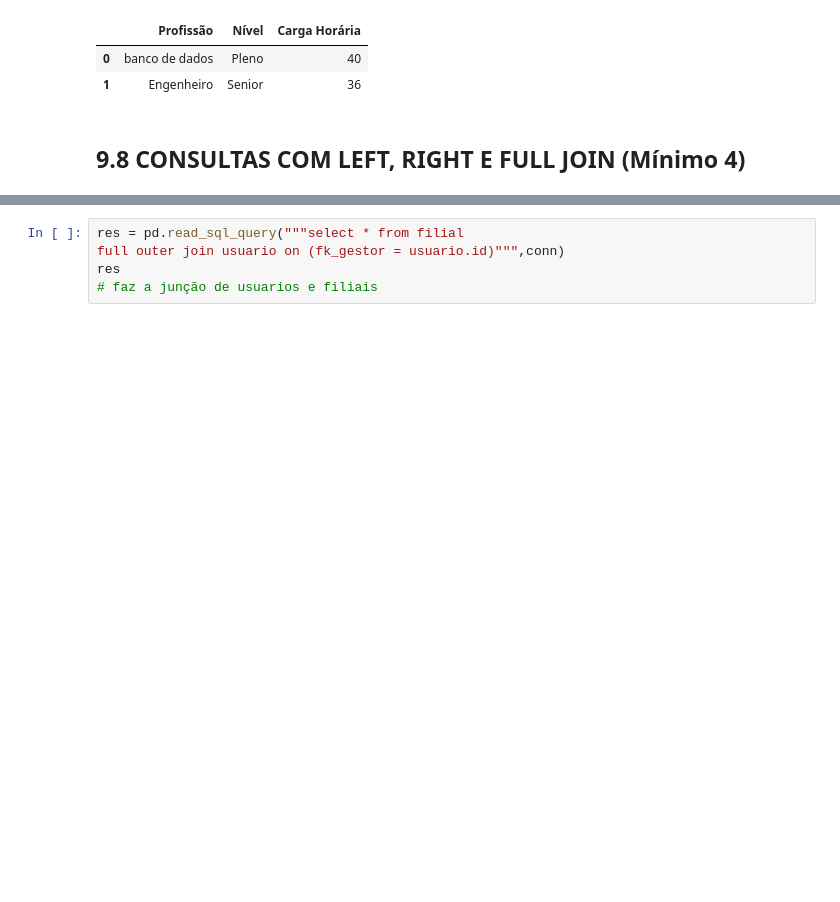
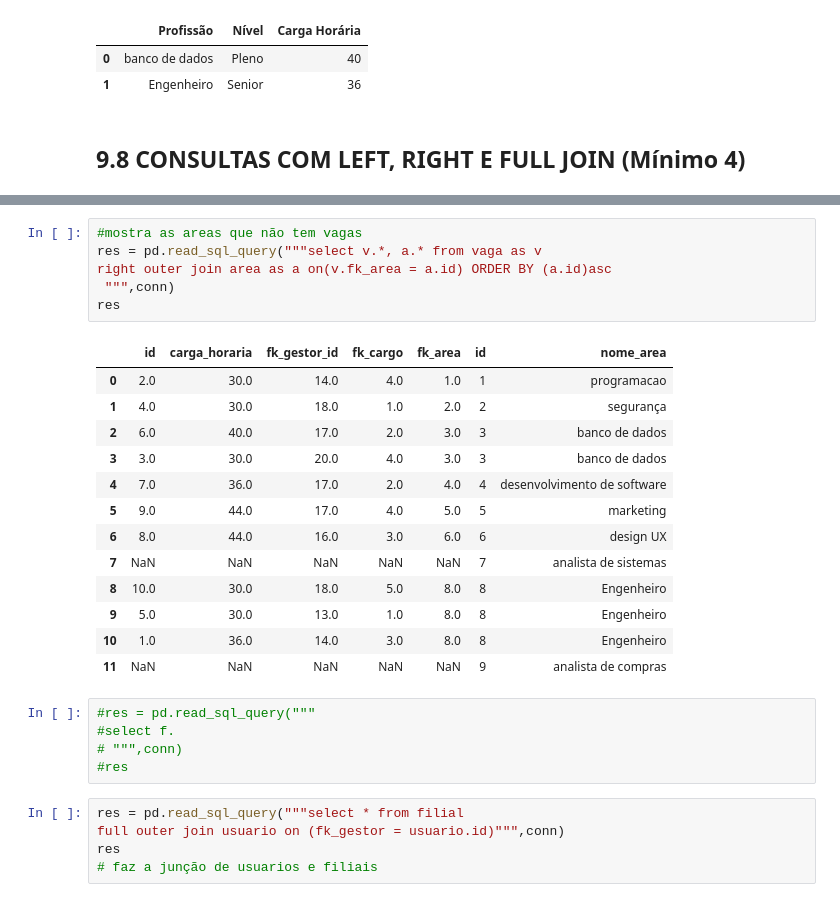
Before and after one commit to MateusLannes/Trabalho_BD1_2022, a Jupyter notebook: Files/ColabGHHL_Contrat.ipynb, the cells around one changed output, grey strips where cells are left out. Drawn from its saved outputs; the diff is of its cells as text; blank space fills up the shorter version.

```diff
--- a/Files/ColabGHHL_Contrat.ipynb
+++ b/Files/ColabGHHL_Contrat.ipynb
@@ -1355,3 +1338,28 @@ res
+# %%
+#mostra as areas que não tem vagas
+res = pd.read_sql_query("""select v.*, a.* from vaga as v
+right outer join area as a on(v.fk_area = a.id) ORDER BY (a.id)asc
+ """,conn)
+res
+# %% [output]
+|  | id | carga_horaria | fk_gestor_id | fk_cargo | fk_area | id | nome_area |
+| 0 | 2.0 | 30.0 | 14.0 | 4.0 | 1.0 | 1 | programacao |
+| 1 | 4.0 | 30.0 | 18.0 | 1.0 | 2.0 | 2 | segurança |
+| 2 | 6.0 | 40.0 | 17.0 | 2.0 | 3.0 | 3 | banco de dados |
+| 3 | 3.0 | 30.0 | 20.0 | 4.0 | 3.0 | 3 | banco de dados |
+| 4 | 7.0 | 36.0 | 17.0 | 2.0 | 4.0 | 4 | desenvolvimento de software |
+| 5 | 9.0 | 44.0 | 17.0 | 4.0 | 5.0 | 5 | marketing |
+| 6 | 8.0 | 44.0 | 16.0 | 3.0 | 6.0 | 6 | design UX |
+| 7 | NaN | NaN | NaN | NaN | NaN | 7 | analista de sistemas |
+| 8 | 10.0 | 30.0 | 18.0 | 5.0 | 8.0 | 8 | Engenheiro |
+| 9 | 5.0 | 30.0 | 13.0 | 1.0 | 8.0 | 8 | Engenheiro |
+| 10 | 1.0 | 36.0 | 14.0 | 3.0 | 8.0 | 8 | Engenheiro |
+| 11 | NaN | NaN | NaN | NaN | NaN | 9 | analista de compras |
+# %%
+#res = pd.read_sql_query("""
+#select f.
+# """,conn)
+#res
 # %%
 res = pd.read_sql_query("""select * from filial
 full outer join usuario on (fk_gestor = usuario.id)""",conn)
```
Also changed, not shown: parts of 3 cells of this notebook.
